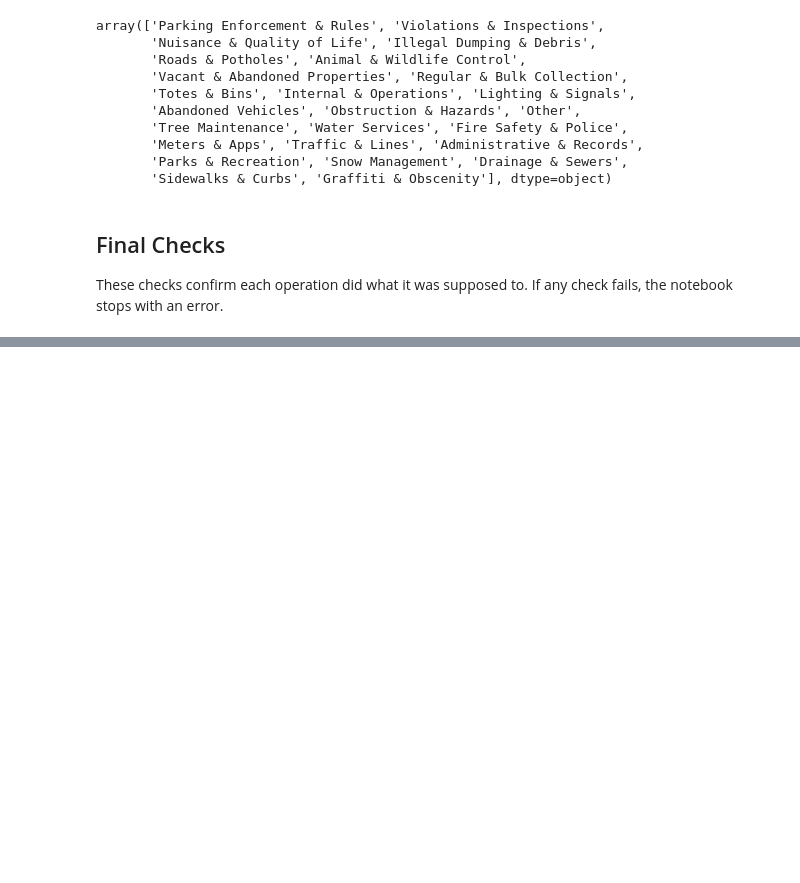
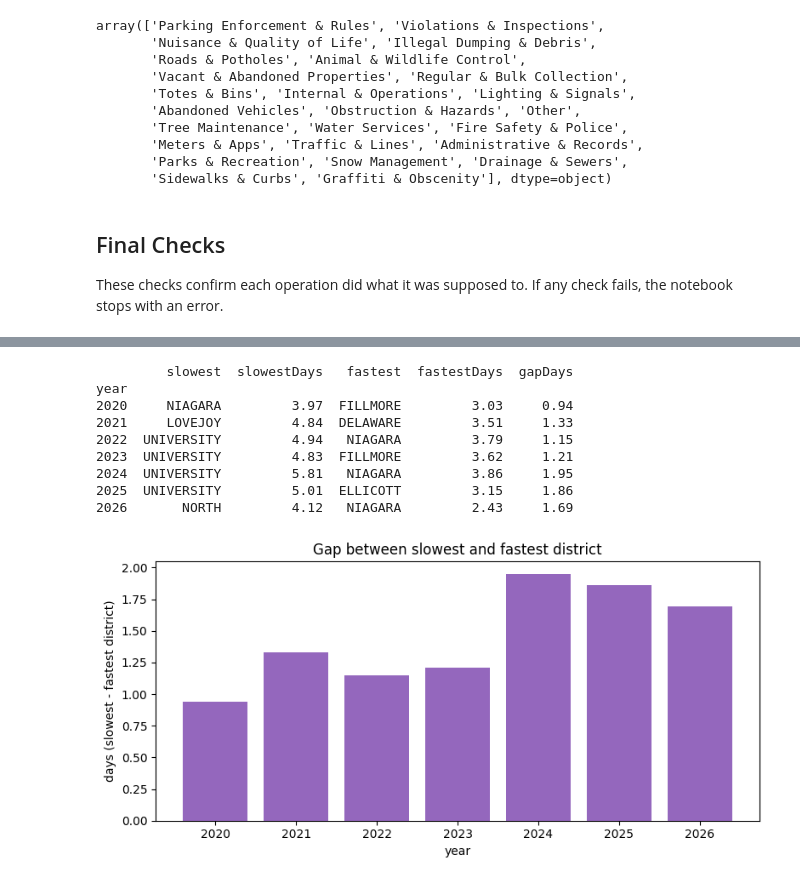
Before and after one commit to JoshuaCongHu/CTRL-Freaks, a Jupyter notebook: phase2/src/phase2_A.ipynb, the cells around one changed output, grey strips where cells are left out. Saved outputs shown, nothing was run; the diff lists cells and outputs as text; code cells hidden in the pictures; blank space fills up the shorter version.

```diff
--- a/phase2/src/phase2_A.ipynb
+++ b/phase2/src/phase2_A.ipynb
@@ -809,0 +849,12 @@ df[["resolutionDays", "openYear", "openMonth", "season", "afterSwitch", "isSlow"
+# %%
+# which feature group actualy explains the wait? fit the log model on one group at a time
+# and see how much of the wait each one explains by itself
+groups = {"district only": "Council District_", "type only": "Type_", "month only": "openMonth_"}
+for name, prefix in groups.items():
+    cols = []
+    for c in X.columns:
+        if c.startswith(prefix):
+            cols.append(c)
+    m = LinearRegression().fit(xTrain[cols], np.log1p(yTrain))
+    print(name, "R2 (log):", round(r2_score(np.log1p(yTest), m.predict(xTest[cols])), 3))
+print("all together R2 (log):", round(r2_score(np.log1p(yTest), np.log1p(logPred)), 3))
@@ -809,0 +1060,29 @@ df[["resolutionDays", "openYear", "openMonth", "season", "afterSwitch", "isSlow"
+# %%
+# the gap is the slowest district median minus the fastest district median, every year
+# if the gap shrinks over time, service is geting more equal
+gap = pd.DataFrame({
+    "slowest": medTable.idxmax(),
+    "slowestDays": medTable.max(),
+    "fastest": medTable.idxmin(),
+    "fastestDays": medTable.min()})
+gap["gapDays"] = (gap["slowestDays"] - gap["fastestDays"]).round(2)
+print(gap)
+
+plt.figure(figsize=(8, 4))
+plt.bar(gap.index.astype(str), gap["gapDays"], color="tab:purple")
+plt.xlabel("year")
+plt.ylabel("days (slowest - fastest district)")
+plt.title("Gap between slowest and fastest district")
+plt.tight_layout()
+plt.show()
+# %% [output]
+         slowest  slowestDays   fastest  fastestDays  gapDays
+year
+2020     NIAGARA         3.97  FILLMORE         3.03     0.94
+2021     LOVEJOY         4.84  DELAWARE         3.51     1.33
+2022  UNIVERSITY         4.94   NIAGARA         3.79     1.15
+2023  UNIVERSITY         4.83  FILLMORE         3.62     1.21
+2024  UNIVERSITY         5.81   NIAGARA         3.86     1.95
+2025  UNIVERSITY         5.01  ELLICOTT         3.15     1.86
+2026       NORTH         4.12   NIAGARA         2.43     1.69
+[figure, added]
```
Also changed, not shown: parts of 41 cells of this notebook.
